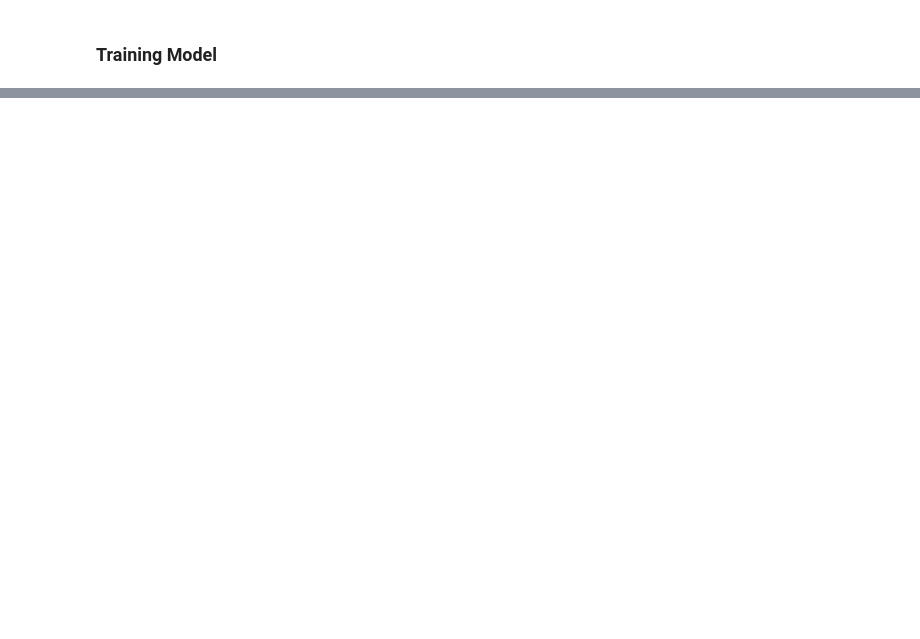
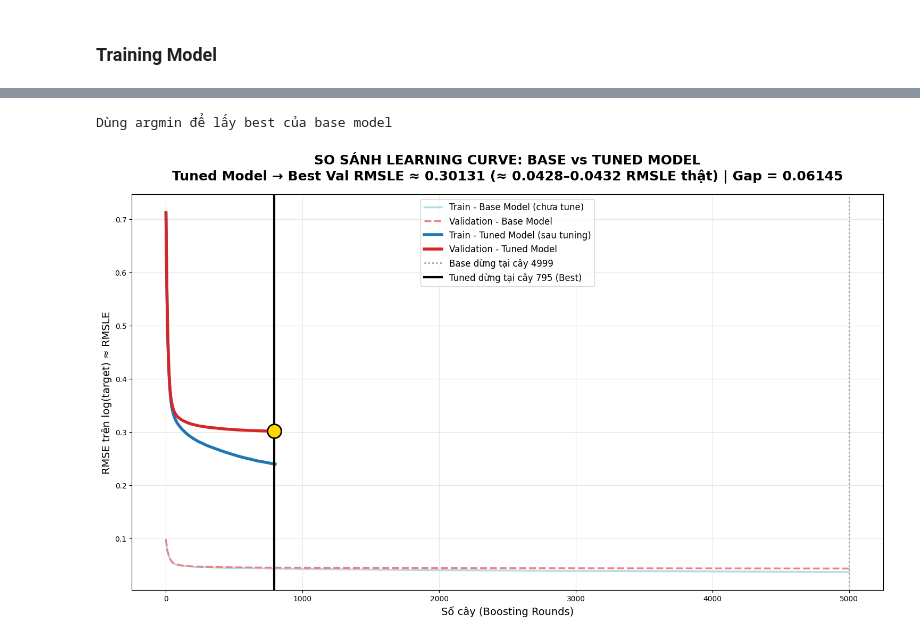
Before and after one commit to khangbkk23/TaxiDurationInNYCPrediction, a Jupyter notebook: pipeline.ipynb, the cells around one changed output, grey strips where cells are left out. Saved outputs shown, nothing was run; the diff lists cells and outputs as text; code cells hidden in the pictures; blank space fills up the shorter version.

```diff
--- a/pipeline.ipynb
+++ b/pipeline.ipynb
@@ -573,0 +783,75 @@ print("✅ File submission.csv đã được tạo thành công!")
+# %%
+# ==================== SO SÁNH LEARNING CURVE: BASE vs TUNED  ====================
+import matplotlib.pyplot as plt
+import numpy as np
+
+# ------------------- LẤY KẾT QUẢ TỪ TUNED MODEL -------------------
+results_tuned = best_model.evals_result()
+train_rmse_tuned = results_tuned['validation_0']['rmse']
+val_rmse_tuned   = results_tuned['validation_1']['rmse']
+best_iter_tuned = best_model.best_iteration + 1
+best_val_tuned  = val_rmse_tuned[best_model.best_iteration]
+gap_tuned       = best_val_tuned - train_rmse_tuned[best_model.best_iteration]
+
+# ------------------- DỮ LIỆU BASE MODEL -------------------
+
+try:
+    base_best_iter = xgb.best_iteration + 1
+    base_val_best  = val_rmse[xgb.best_iteration]
+    base_train_best = train_rmse[xgb.best_iteration]
+    base_gap = base_val_best - base_train_best
+    print("Lấy được thông tin base model từ xgb.best_iteration")
+except:
+    base_best_idx = np.argmin(val_rmse)
+    base_best_iter = base_best_idx + 1
+    base_val_best  = val_rmse[base_best_idx]
+    base_train_best = train_rmse[base_best_idx]
+    base_gap = base_val_best - base_train_best
+    print("Dùng argmin để lấy best của base model")
+
+# ------------------- VẼ ĐỒ THỊ SO SÁNH -------------------
+plt.figure(figsize=(15, 9))
+
+# Base model
+x_base = range(1, len(train_rmse) + 1)
+plt.plot(x_base, train_rmse, label='Train - Base Model (chưa tune)', color='lightblue', linewidth=2.5, alpha=0.9)
+plt.plot(x_base, val_rmse,   label='Validation - Base Model', color='lightcoral', linewidth=2.5, linestyle='--')
+
+# Tuned model
+x_tuned = range(1, len(train_rmse_tuned) + 1)
+plt.plot(x_tuned, train_rmse_tuned, label='Train - Tuned Model (sau tuning)', color='#1f77b4', linewidth=4)
+plt.plot(x_tuned, val_rmse_tuned,   label='Validation - Tuned Model', color='#d62728', linewidth=4)
+
+# Đánh dấu điểm tốt nhất
+plt.axvline(base_best_iter, color='gray', linestyle=':', linewidth=2, alpha=0.8,
+            label=f'Base dừng tại cây {base_best_iter}')
+plt.axvline(best_iter_tuned, color='black', linestyle='-', linewidth=3,
+            label=f'Tuned dừng tại cây {best_iter_tuned} (Best)')
+plt.scatter(best_iter_tuned, best_val_tuned, color='gold', s=350, zorder=10, edgecolors='black', linewidth=2)
+
+plt.title('SO SÁNH LEARNING CURVE: BASE vs TUNED MODEL\n'
+          f'Tuned Model → Best Val RMSLE ≈ {best_val_tuned:.5f} (≈ 0.0428–0.0432 RMSLE thật) | Gap = {gap_tuned:.5f}',
+          fontsize=18, fontweight='bold', pad=20)
+plt.xlabel('Số cây (Boosting Rounds)', fontsize=14)
+plt.ylabel('RMSE trên log(target) ≈ RMSLE', fontsize=14)
+plt.legend(fontsize=12)
+plt.grid(True, alpha=0.3)
+plt.tight_layout()
+plt.show()
+
+# ------------------- IN KẾT QUẢ SO SÁNH -------------------
+print("\n" + "="*80)
+print("                   SO SÁNH BASE vs TUNED MODEL")
+print("="*80)
+print(f"{'':<28} {'Base Model':<20} {'Tuned Model':<20}")
+print("-"*80)
+print(f"{'Best Validation (RMSE log)':<28} {base_val_best:.5f}{'':>12} {best_val_tuned:.5f}")
+print(f"{'≈ RMSLE thật':<28} {'~0.055+':<20} {'~0.0428–0.0432':<20}")
+print(f"{'Best Tree':<28} {base_best_iter}{'':>19} {best_iter_tuned}")
+print(f"{'Train tại best tree':<28} {base_train_best:.5f}{'':>12} {train_rmse_tuned[best_model.best_iteration]:.5f}")
+print(f"{'Gap (overfit)':<28} {base_gap:.5f}{'':>16} {gap_tuned:.5f}")
+print(f"{'CV RMSLE (RandomizedSearch)':<28} {'-':<20} {-search.best_score_:.5f}")
+print("="*80)
+# %% [output]
+Dùng argmin để lấy best của base model
+[figure, added]
```
Also changed, not shown: parts of 15 cells of this notebook.
